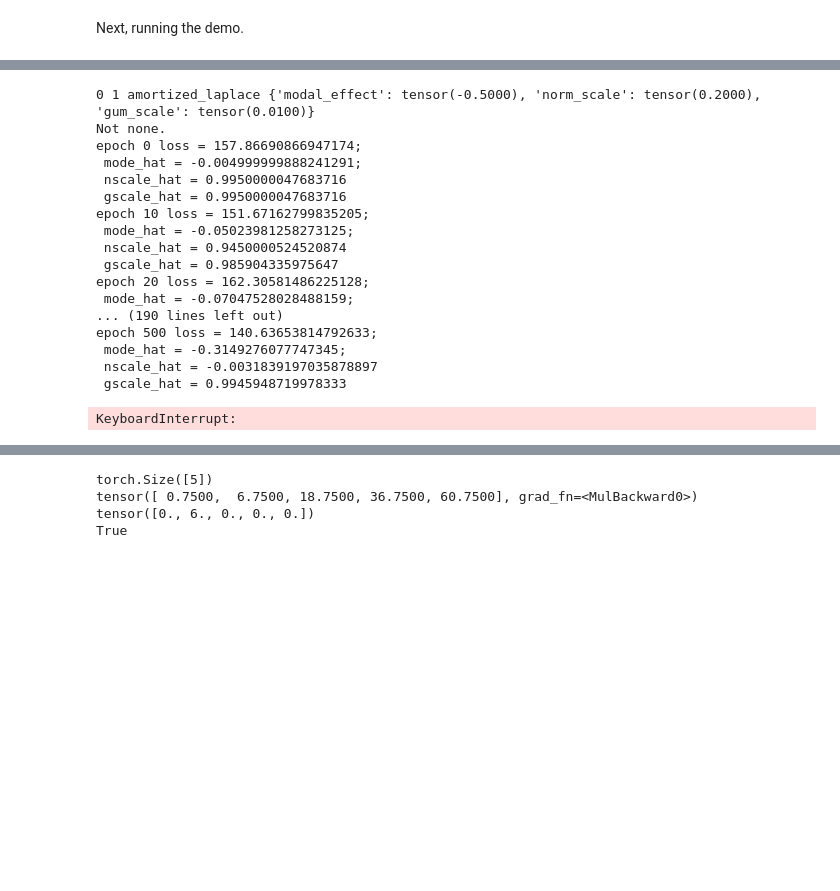
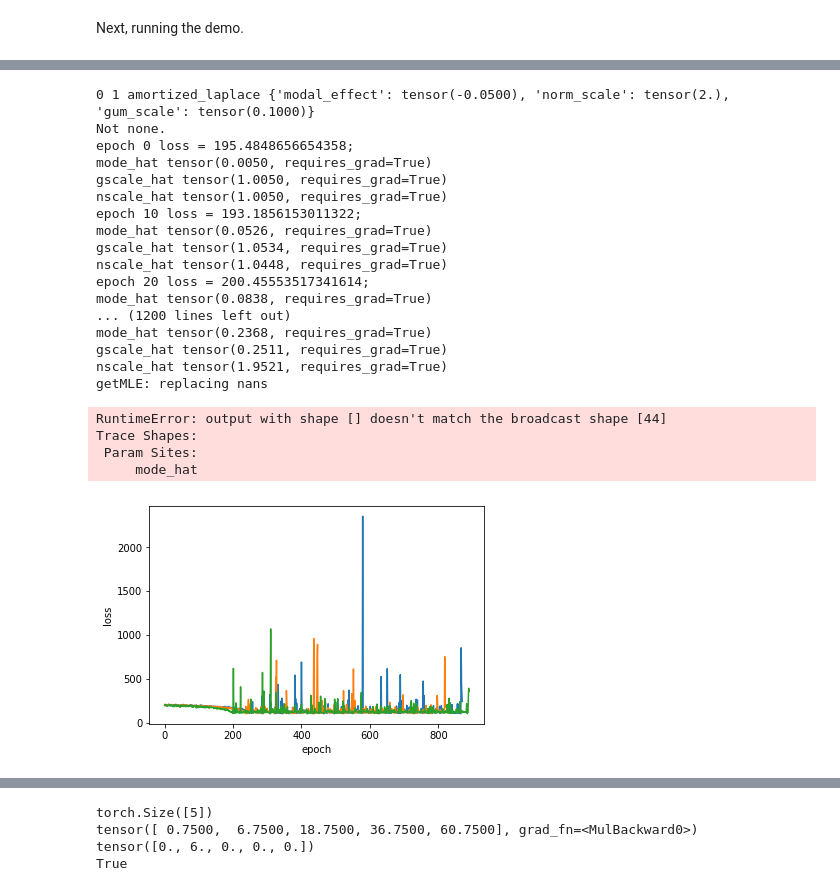
Before and after one commit to jamesonquinn/eipython, a Jupyter notebook: demo.ipynb, the cells around one changed output, grey strips where cells are left out. Drawn from its saved outputs; the diff is of its cells as text; code cells hidden in the pictures; blank space fills up the shorter version.

```diff
--- a/demo.ipynb
+++ b/demo.ipynb
@@ -60,44 +61,48 @@ KeyboardInterrupt:
 # %%
 from importlib import reload
 import demo #import *
 reload(demo)
 from demo import *
 import cProfile as profile
 
 if True:
 
     for aniter in range(1):
         for nparticles in [1,5]:
             for guidename in ["amortized_laplace"]:
-                for eparams in [ndom_params, even_params, gdom_params, neggum_params]:
+                for eparams in [ndom_params,gdom_params,  even_params, neggum_params]:
                     #
 
                     print(aniter,nparticles,guidename,eparams)
-                    result = trainGuide(guidename,nparticles,eparams,filename="testresults/demo_amortized_laplace_transparent_4.csv")
+                    result = trainGuide(guidename,nparticles,eparams,filename="testresults/demo_amortized_laplace_reduced_4.csv")
                     print(aniter,nparticles,guidename,eparams)
                     for line in range(10):
                         print()
 
 else:
     plt.plot([getMLE(.01 + x/100,1.,0,1.) for x in range(500)])
 # %% [output]
-0 1 amortized_laplace {'modal_effect': tensor(-0.5000), 'norm_scale': tensor(0.2000), 'gum_scale': tensor(0.0100)}
+0 1 amortized_laplace {'modal_effect': tensor(-0.0500), 'norm_scale': tensor(2.), 'gum_scale': tensor(0.1000)}
 Not none.
-epoch 0 loss = 157.86690866947174;
- mode_hat = -0.004999999888241291;
- nscale_hat = 0.9950000047683716
- gscale_hat = 0.9950000047683716
-epoch 10 loss = 151.67162799835205;
- mode_hat = -0.05023981258273125;
- nscale_hat = 0.9450000524520874
- gscale_hat = 0.985904335975647
-epoch 20 loss = 162.30581486225128;
- mode_hat = -0.07047528028488159;
-... (190 lines left out)
-epoch 500 loss = 140.63653814792633;
- mode_hat = -0.3149276077747345;
- nscale_hat = -0.0031839197035878897
- gscale_hat = 0.9945948719978333
+epoch 0 loss = 195.4848656654358;
+mode_hat tensor(0.0050, requires_grad=True)
+gscale_hat tensor(1.0050, requires_grad=True)
+nscale_hat tensor(1.0050, requires_grad=True)
+epoch 10 loss = 193.1856153011322;
+mode_hat tensor(0.0526, requires_grad=True)
+gscale_hat tensor(1.0534, requires_grad=True)
+nscale_hat tensor(1.0448, requires_grad=True)
+epoch 20 loss = 200.45553517341614;
+mode_hat tensor(0.0838, requires_grad=True)
+... (1200 lines left out)
+mode_hat tensor(0.2368, requires_grad=True)
+gscale_hat tensor(0.2511, requires_grad=True)
+nscale_hat tensor(1.9521, requires_grad=True)
+getMLE: replacing nans
-KeyboardInterrupt:
+RuntimeError: output with shape [] doesn't match the broadcast shape [44]
+Trace Shapes:
+ Param Sites:
+     mode_hat
+[figure, added]
 # %%
 print(fake_effects)
```
Also changed, not shown: parts of 4 cells of this notebook, 11 other files.
